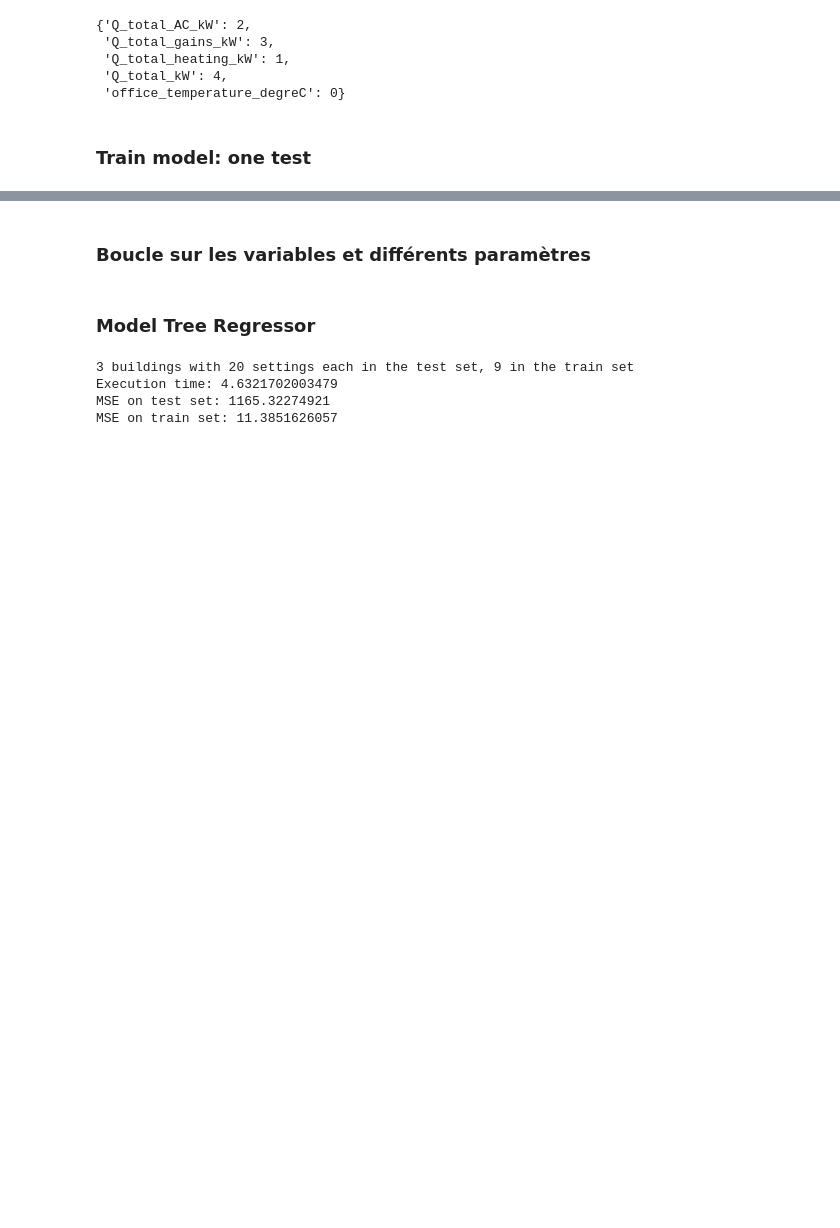
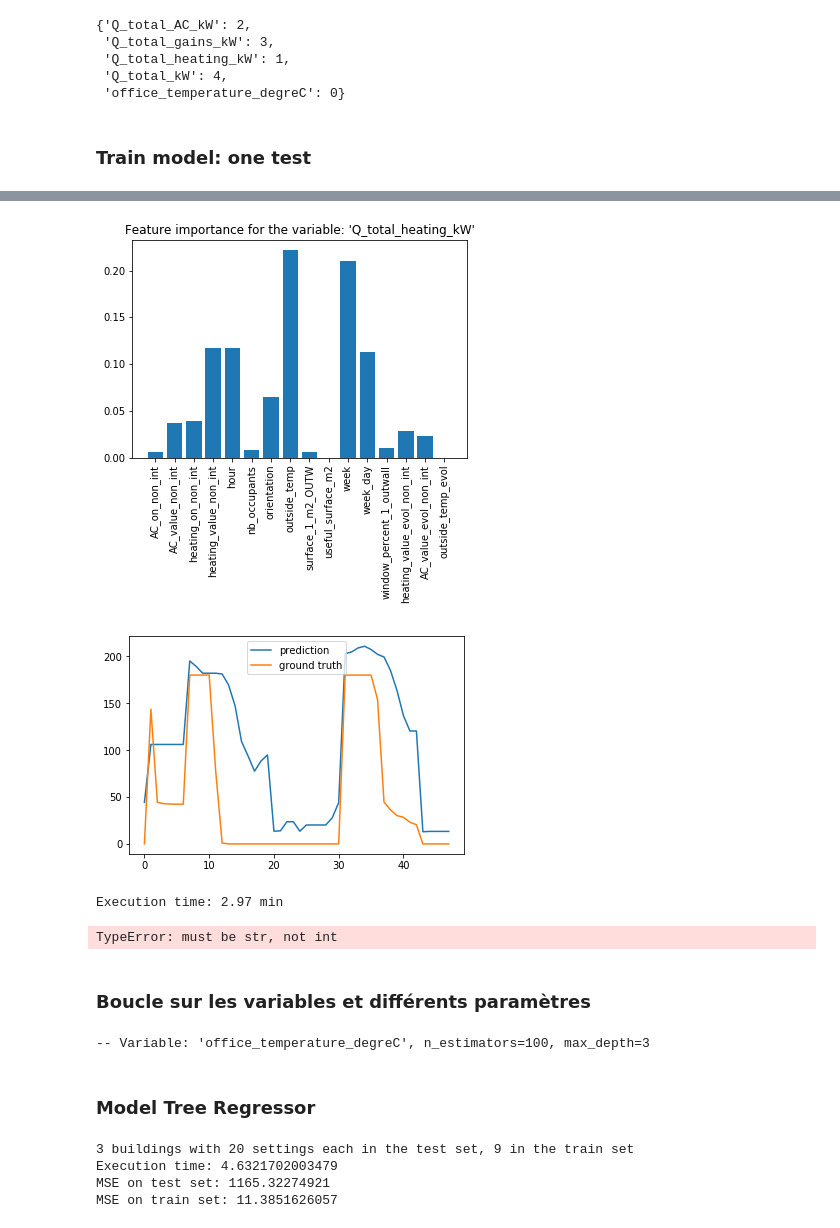
Before and after one commit to adelegi/Challenge_ENS, a Jupyter notebook: Test_XGBoost_heating_conso.ipynb, the cells around one changed output, grey strips where cells are left out. Cells and saved outputs as stored; diff of their text form; code cells hidden in the pictures; blank space fills up the shorter version.

```diff
--- a/Test_XGBoost_heating_conso.ipynb
+++ b/Test_XGBoost_heating_conso.ipynb
@@ -157,3 +151,22 @@ MSE on train set: 615.219024274
+# %%
+Y_pred = model.predict_model(model.model, model.X_test)
+# Affichages
+model.model_importance()
+num_sem = 5
+n1, n2 = num_sem*24*7, num_sem*24*7 + 2*24
+plot(model, n1, n2, Y_pred)
+
+Y_pred = predict_val(name_features, all_features, output, var, X_val,
+                     n_estimators, max_depth)
+
+name_svg = './data/Y_pred/Y_val{}.pkl'.format(t + '_' + str(n_estimators) + str(max_depth))
+pkl.dump(Y_pred, open(name_svg, 'wb'))
+print("Prediction saved at " + name_svg)
+# %% [output]
+[figure, added]
+[figure, added]
+Execution time: 2.97 min
+TypeError: must be str, not int
 # %%
 #Y_pred = pkl.load(open('test_x_val.pkl', 'rb'))
 # %% [markdown]
@@ -163,23 +176,26 @@ N = 2
 
 for n_estimators in [100, 1000, 3000, 5000]:
     for max_depth in [3, 5, 10]:
-            for var in output['fields']:
+        for var in output['fields']:
             for i in range(N):
                 model = test_xgboost(name_features, all_features, output, var,
                                      n_estimators, max_depth)
 
+            Y_pred_test = model.predict_model(model.model, model.X_test)
             # Affichages
             model.model_importance()
             num_sem = 5
-            n1, n2 = num_sem*24*7, num_sem*24*7 + 2*24
-            plot(model, n1, n2, Y_pred)
+            n1, n2 = num_sem*24*7, num_sem*24*7 + 7*24
+            plot(model, n1, n2, Y_pred_test)
 
-            Y_pred = predict_val(name_features, all_features, output, var, X_val,
+            Y_pred_val = predict_val(name_features, all_features, output, var, X_val,
                                  n_estimators, max_depth)
 
-            name_svg = './data/Y_pred/Y_val{}.pkl'.format(t + '_' + n_estimators + max_depth)
-            pkl.dump(Y_pred, open(name_svg, 'wb'))
+            name_svg = './data/Y_pred/Y_val{}.pkl'.format(t + '_' + str(n_estimators) + str(max_depth))
+            pkl.dump(Y_pred_val, open(name_svg, 'wb'))
             print("Prediction saved at " + name_svg)
+# %% [output]
+-- Variable: 'office_temperature_degreC', n_estimators=100, max_depth=3
 # %% [markdown]
 ### Model Tree Regressor
 # %%
```
Also changed, not shown: parts of 7 cells of this notebook, 2 other files.
